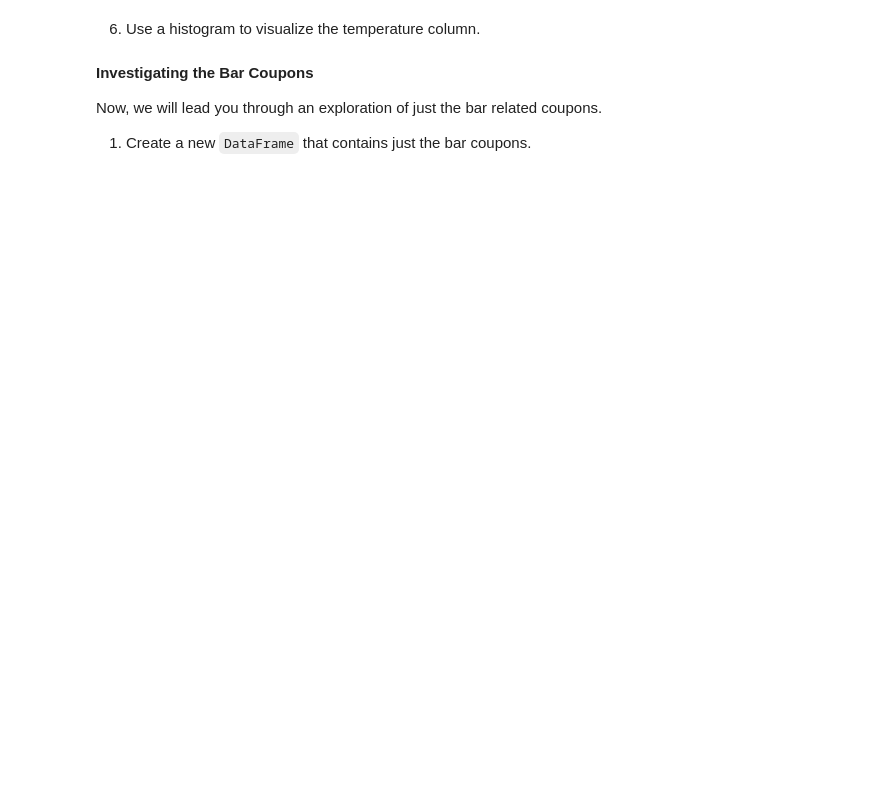
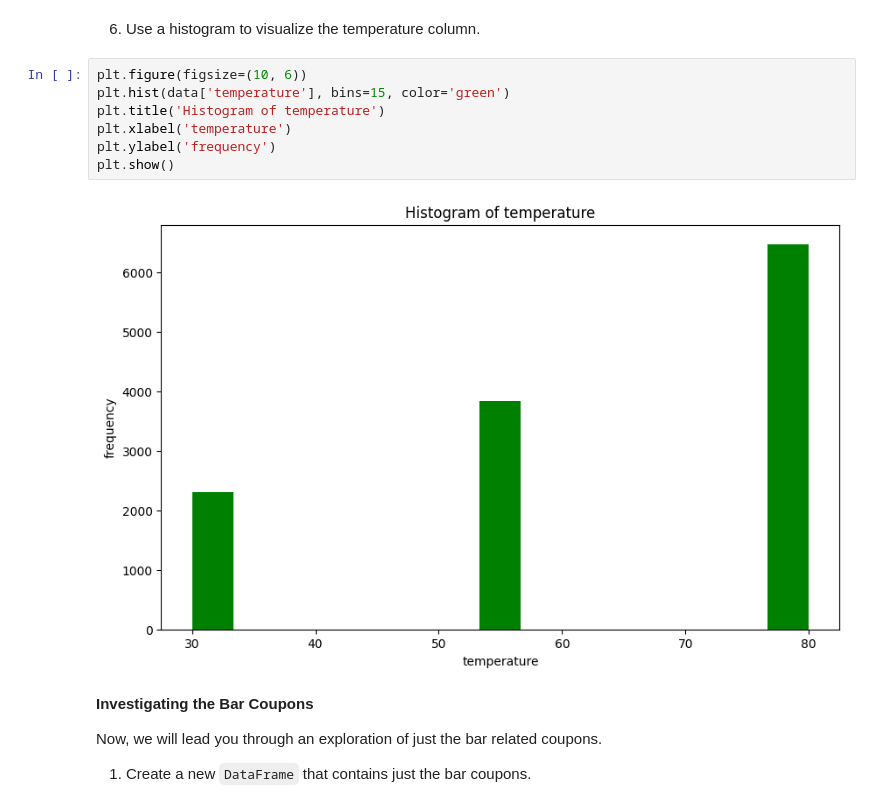
Before and after one commit to yoda-aus/driver-coupons, a Jupyter notebook: prompt.ipynb, the cells around one changed output. Saved outputs shown, nothing was run; the diff lists cells and outputs as text; blank space fills up the shorter version.

```diff
--- a/prompt.ipynb
+++ b/prompt.ipynb
@@ -89,5 +162,14 @@ data.head()
 # %% [markdown]
 6. Use a histogram to visualize the temperature column.
+# %%
+plt.figure(figsize=(10, 6))
+plt.hist(data['temperature'], bins=15, color='green')
+plt.title('Histogram of temperature')
+plt.xlabel('temperature')
+plt.ylabel('frequency')
+plt.show()
+# %% [output]
+[figure, added]
 # %% [markdown]
 **Investigating the Bar Coupons**
 
```
Also changed, not shown: parts of 31 cells of this notebook.
